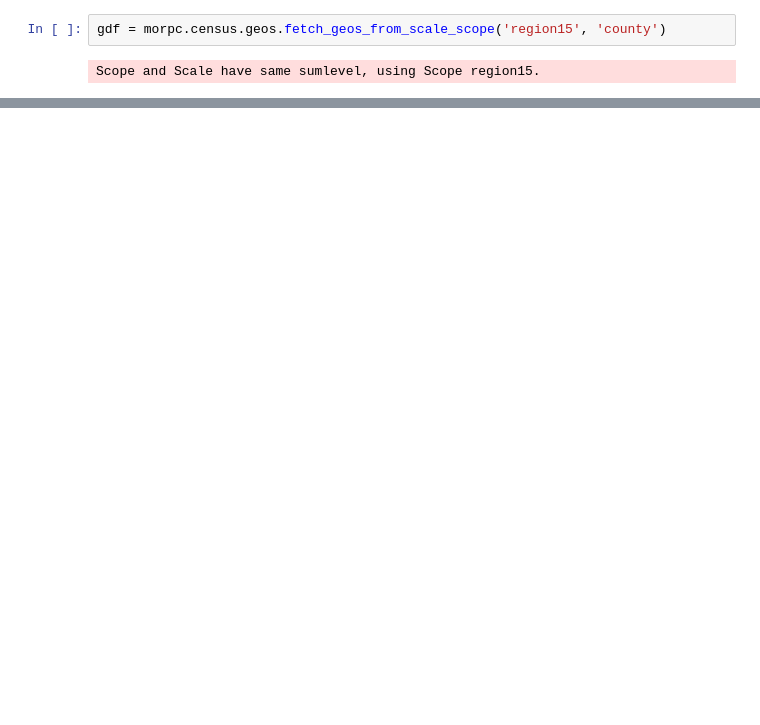
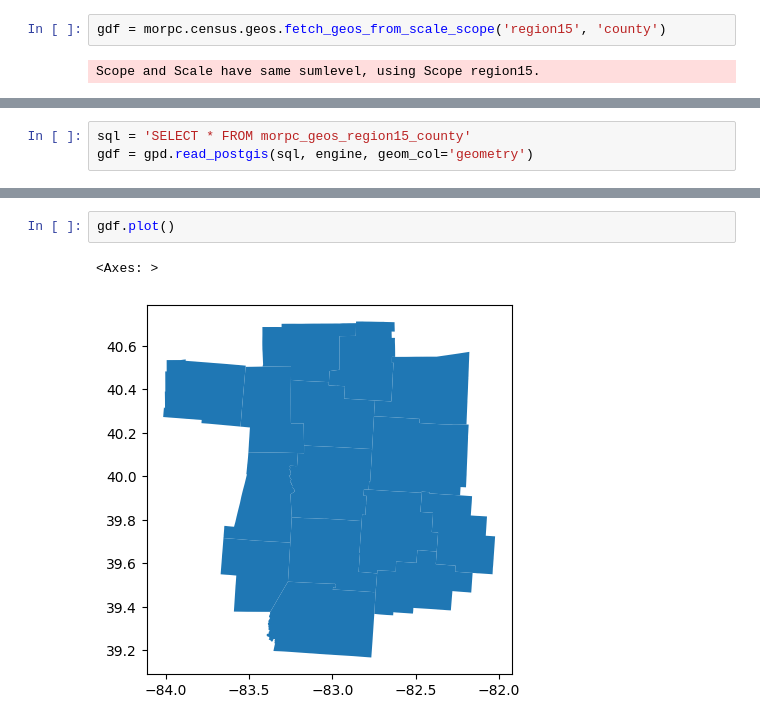
Before and after one commit to jinskeep-morpc/podgis, a Jupyter notebook: podgis-connection-example.ipynb, the cells around one changed output, grey strips where cells are left out. Saved outputs shown, nothing was run; the diff lists cells and outputs as text; blank space fills up the shorter version.

```diff
--- a/podgis-connection-example.ipynb
+++ b/podgis-connection-example.ipynb
@@ -71,0 +152,3 @@ WHERE pg_catalog.pg_class.relname = %(table_name)s AND pg_catalog.pg_class.relki
+# %%
+sql = 'SELECT * FROM morpc_geos_region15_county'
+gdf = gpd.read_postgis(sql, engine, geom_col='geometry')
@@ -71,0 +183,5 @@ WHERE pg_catalog.pg_class.relname = %(table_name)s AND pg_catalog.pg_class.relki
+# %%
+gdf.plot()
+# %% [output]
+<Axes: >
+[figure, added]
```
Also changed, not shown: parts of 27 cells of this notebook.
